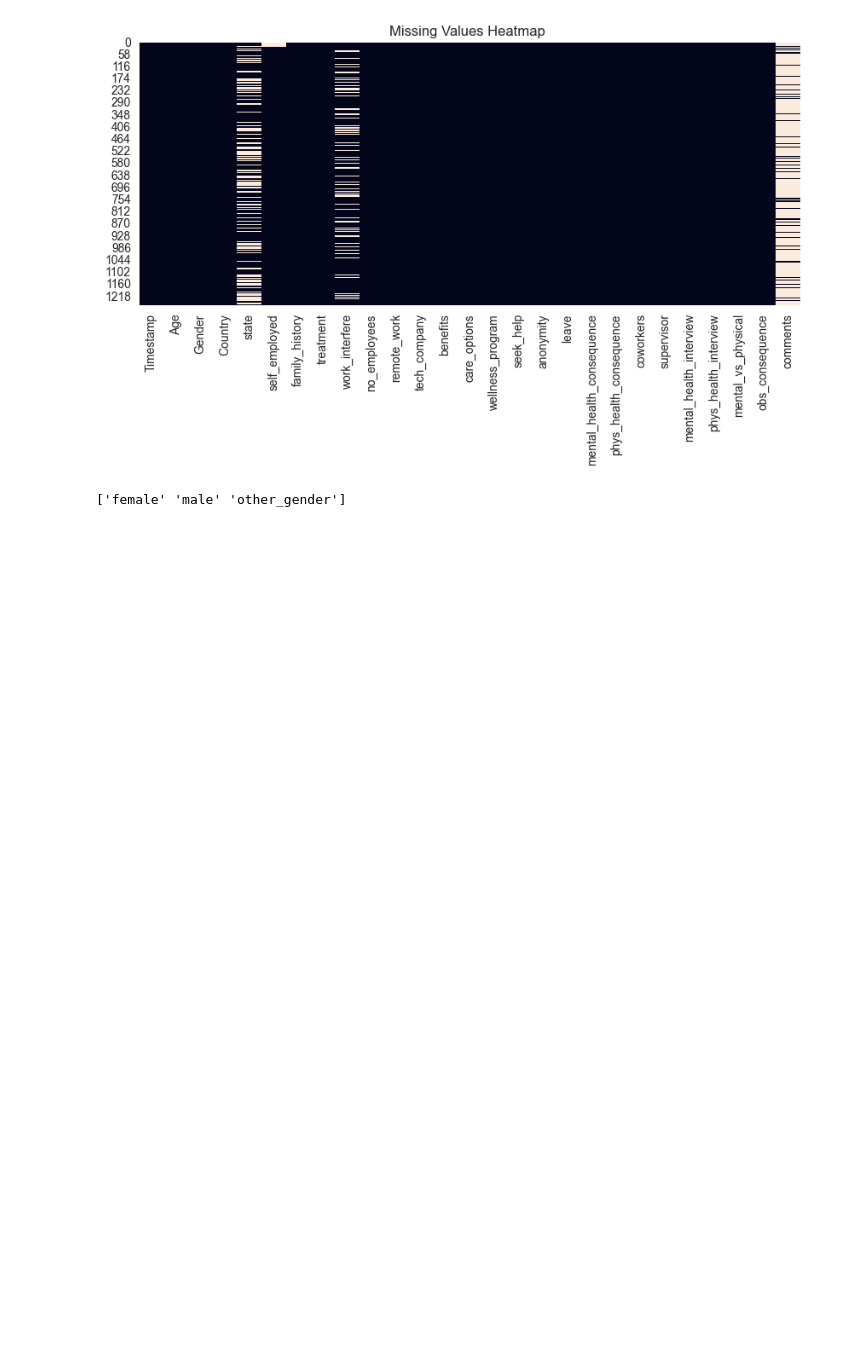
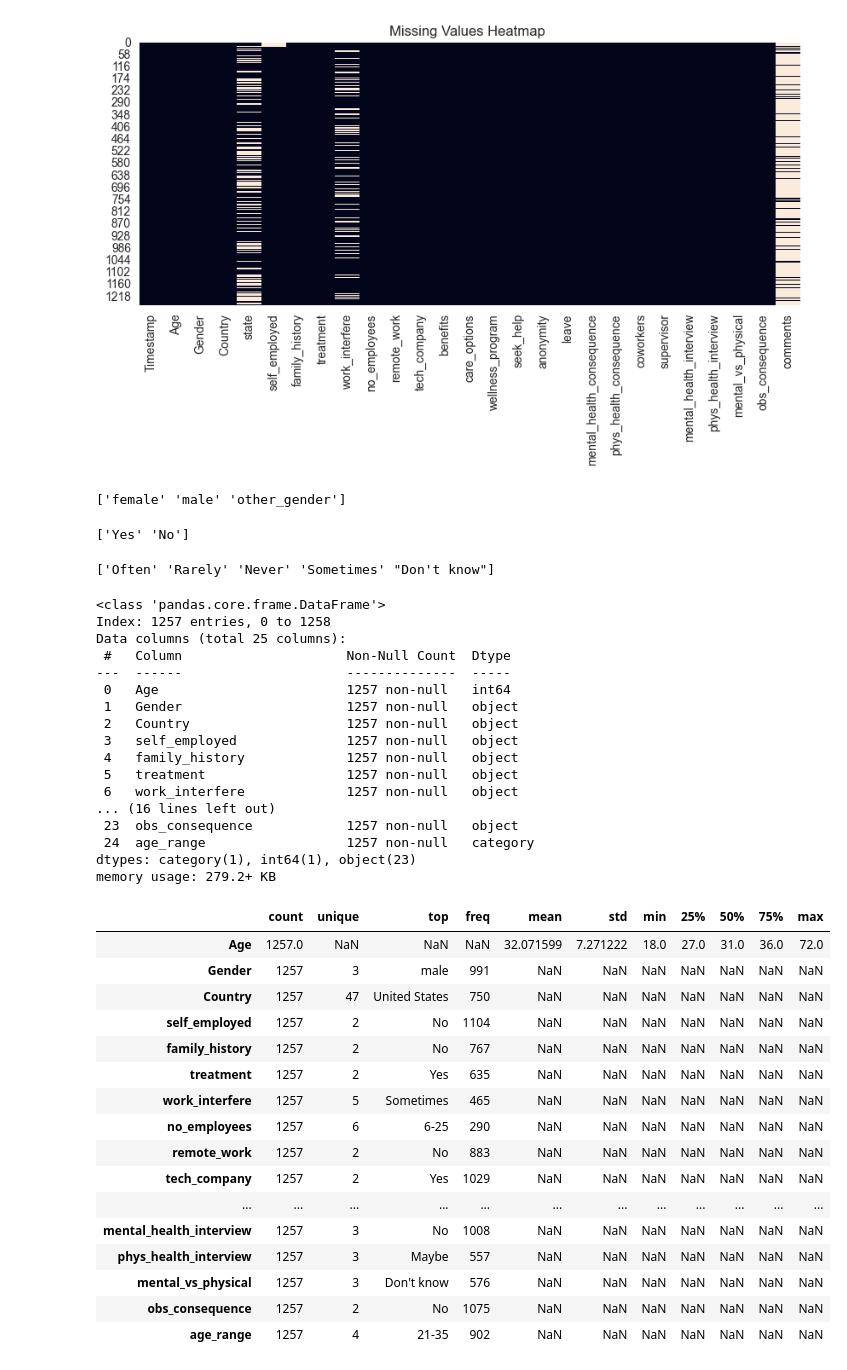
Before and after one commit to hazminfirdaus/data-analytics, a Jupyter notebook: ica/notebooks/01_data_overview.ipynb, the cells around one changed output. Cells and saved outputs as stored; diff of their text form; code cells hidden in the pictures; blank space fills up the shorter version.

```diff
--- a/ica/notebooks/01_data_overview.ipynb
+++ b/ica/notebooks/01_data_overview.ipynb
@@ -108,7 +108,8 @@ df.loc[df['Age'] < 18, 'Age'] = median_age
 df.loc[df['Age'] > 110, 'Age'] = median_age
 
 # Create age ranges
-df['age_range'] = pd.cut(df['Age'], [0, 20, 30, 60, 100], labels=["0-20", "21-30", "31-60", "66-100"], include_lowest=True)
+df['age_range'] = pd.cut(df['Age'], [0, 20, 35, 65, 100], labels=["0-20", "21-35", "36-65", "66-100"], include_lowest=True)
+# print(df['Age'].unique())
 # %%
 ### Gender cleaning
 
@@ -134,11 +135,83 @@ for (row, col) in df.iterrows():
 
 #Removing strange stuff
 strange_list = ['A little about you', 'p']
-train_df = df[~df['Gender'].isin(strange_list)]
+df = df[~df['Gender'].isin(strange_list)]
 
-print(train_df['Gender'].unique())
+print(df['Gender'].unique())
 # %% [output]
 ['female' 'male' 'other_gender']
+# %%
+### Although 'self_employed' has just 18 NaN values(<2% of all data), we will impute them equally to 'Yes' and 'No'
+
+# Replace string 'NaN' with actual np.nan
+df['self_employed'] = df['self_employed'].replace('NaN', np.nan)
+
+# Get the indices of NaN values
+nan_indices = df[df['self_employed'].isna()].index.to_numpy()  # Convert to a numpy array
+
+# Shuffle the indices
+np.random.shuffle(nan_indices)
+
+# Split the indices into two halves
+half = len(nan_indices) // 2
+yes_indices = nan_indices[:half]
+no_indices = nan_indices[half:]
+
+# Assign 'Yes' and 'No' to the NaN values
+df.loc[yes_indices, 'self_employed'] = 'Yes'
+df.loc[no_indices, 'self_employed'] = 'No'
+
+# Check the unique values
+print(df['self_employed'].unique())
+# %% [output]
+['Yes' 'No']
+# %%
+#Replace "NaN" string in work_interfere with "Don't know"
+
+df['work_interfere'] = df['work_interfere'].replace([defaultString], 'Don\'t know' )
+print(df['work_interfere'].unique())
+# print(f"Number of rows with 'NaN': {df[df['work_interfere'] == 'NaN'].shape[0]}")
+# %% [output]
+['Often' 'Rarely' 'Never' 'Sometimes' "Don't know"]
+# %%
+df.head()
+df.info()
+df.describe(include='all').transpose()
+# %% [output]
+<class 'pandas.core.frame.DataFrame'>
+Index: 1257 entries, 0 to 1258
+Data columns (total 25 columns):
+ #   Column                     Non-Null Count  Dtype
+---  ------                     --------------  -----
+ 0   Age                        1257 non-null   int64
+ 1   Gender                     1257 non-null   object
+ 2   Country                    1257 non-null   object
+ 3   self_employed              1257 non-null   object
+ 4   family_history             1257 non-null   object
+ 5   treatment                  1257 non-null   object
+ 6   work_interfere             1257 non-null   object
+... (16 lines left out)
+ 23  obs_consequence            1257 non-null   object
+ 24  age_range                  1257 non-null   category
+dtypes: category(1), int64(1), object(23)
+memory usage: 279.2+ KB
+|  | count | unique | top | freq | mean | std | min | 25% | 50% | 75% | max |
+| Age | 1257.0 | NaN | NaN | NaN | 32.071599 | 7.271222 | 18.0 | 27.0 | 31.0 | 36.0 | 72.0 |
+| Gender | 1257 | 3 | male | 991 | NaN | NaN | NaN | NaN | NaN | NaN | NaN |
+| Country | 1257 | 47 | United States | 750 | NaN | NaN | NaN | NaN | NaN | NaN | NaN |
+| self_employed | 1257 | 2 | No | 1104 | NaN | NaN | NaN | NaN | NaN | NaN | NaN |
+| family_history | 1257 | 2 | No | 767 | NaN | NaN | NaN | NaN | NaN | NaN | NaN |
+| treatment | 1257 | 2 | Yes | 635 | NaN | NaN | NaN | NaN | NaN | NaN | NaN |
+| work_interfere | 1257 | 5 | Sometimes | 465 | NaN | NaN | NaN | NaN | NaN | NaN | NaN |
+| no_employees | 1257 | 6 | 6-25 | 290 | NaN | NaN | NaN | NaN | NaN | NaN | NaN |
+| remote_work | 1257 | 2 | No | 883 | NaN | NaN | NaN | NaN | NaN | NaN | NaN |
+| tech_company | 1257 | 2 | Yes | 1029 | NaN | NaN | NaN | NaN | NaN | NaN | NaN |
+| ... | ... | ... | ... | ... | ... | ... | ... | ... | ... | ... | ... |
+| mental_health_interview | 1257 | 3 | No | 1008 | NaN | NaN | NaN | NaN | NaN | NaN | NaN |
+| phys_health_interview | 1257 | 3 | Maybe | 557 | NaN | NaN | NaN | NaN | NaN | NaN | NaN |
+| mental_vs_physical | 1257 | 3 | Don't know | 576 | NaN | NaN | NaN | NaN | NaN | NaN | NaN |
+| obs_consequence | 1257 | 2 | No | 1075 | NaN | NaN | NaN | NaN | NaN | NaN | NaN |
+| age_range | 1257 | 4 | 21-35 | 902 | NaN | NaN | NaN | NaN | NaN | NaN | NaN |
 # %%
 ### Age Distribution Histogram
 
```
Also changed, not shown: parts of 2 cells of this notebook.
